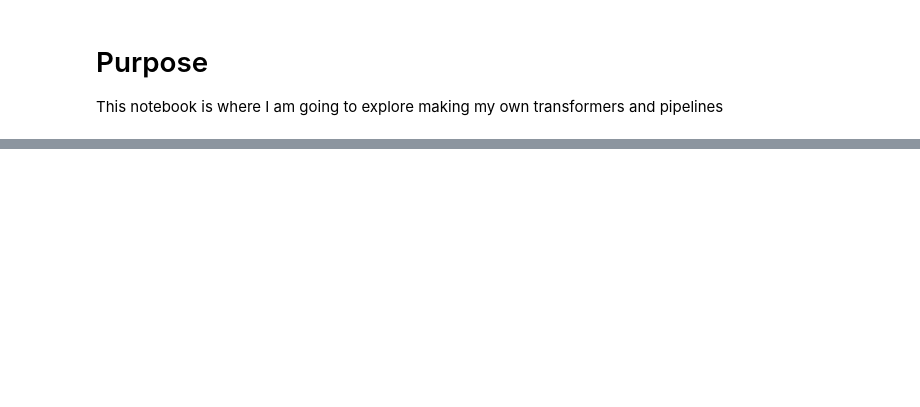
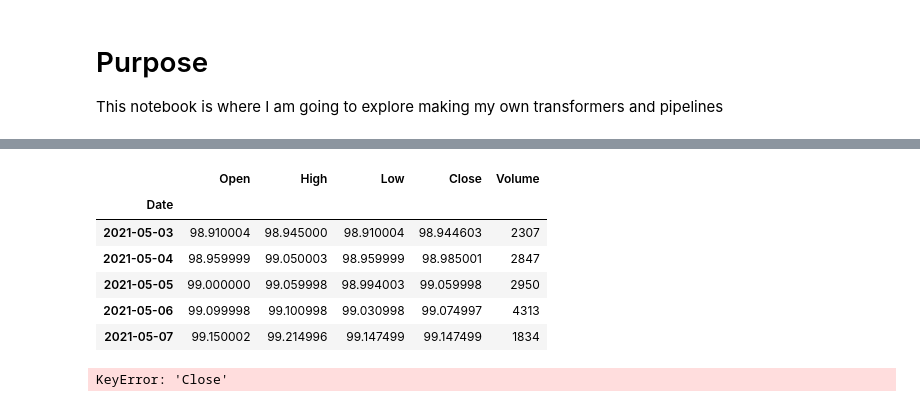
Before and after one commit to JebStewart/LearningZone, a Jupyter notebook: CustomTransformer.ipynb, the cells around one changed output, grey strips where cells are left out. Saved outputs shown, nothing was run; the diff lists cells and outputs as text; code cells hidden in the pictures; blank space fills up the shorter version.

Commit message:
added basic transformer

```diff
--- a/CustomTransformer.ipynb
+++ b/CustomTransformer.ipynb
@@ -22,0 +58,36 @@ df
+# %%
+# Transformer to take the percent change between Close and Open
+#This is close-open/open
+from sklearn.base import BaseEstimator, TransformerMixin
+
+class PercentChangeEstimator(BaseEstimator, TransformerMixin):
+    def __init__(self, earlier_column_name='', later_column_name=''):
+        self.earlier_column_name = earlier_column_name
+        self.later_column_name = later_column_name
+
+    def fit(self, X, y=None):
+        return self
+    def transform(self, X):
+        return 100*(X[self.later_column_name]-X[self.earlier_column_name])/X[self.earlier_column_name]
+
+
+# pce = PercentChangeEstimator(earlier_column_name='Open', later_column_name='Close')
+# print(pce)
+# df['Percent_Change'] = pce.transform(df)
+df.head()
+# %% [output]
+|  | Open | High | Low | Close | Volume |
+| Date |  |  |  |  |  |
+| 2021-05-03 | 98.910004 | 98.945000 | 98.910004 | 98.944603 | 2307 |
+| 2021-05-04 | 98.959999 | 99.050003 | 98.959999 | 98.985001 | 2847 |
+| 2021-05-05 | 99.000000 | 99.059998 | 98.994003 | 99.059998 | 2950 |
+| 2021-05-06 | 99.099998 | 99.100998 | 99.030998 | 99.074997 | 4313 |
+| 2021-05-07 | 99.150002 | 99.214996 | 99.147499 | 99.147499 | 1834 |
+# %%
+# Now seeing if it works in a pipeline
+from sklearn.pipeline import Pipeline
+pipeline = Pipeline([('pct_change', PercentChangeEstimator(earlier_column_name='Open', later_column_name='Close'))])
+df = pipeline.fit_transform(df)
+df.head()
+# %% [output]
+KeyError: 'Close'
```
Also changed, not shown: parts of 5 cells of this notebook.
